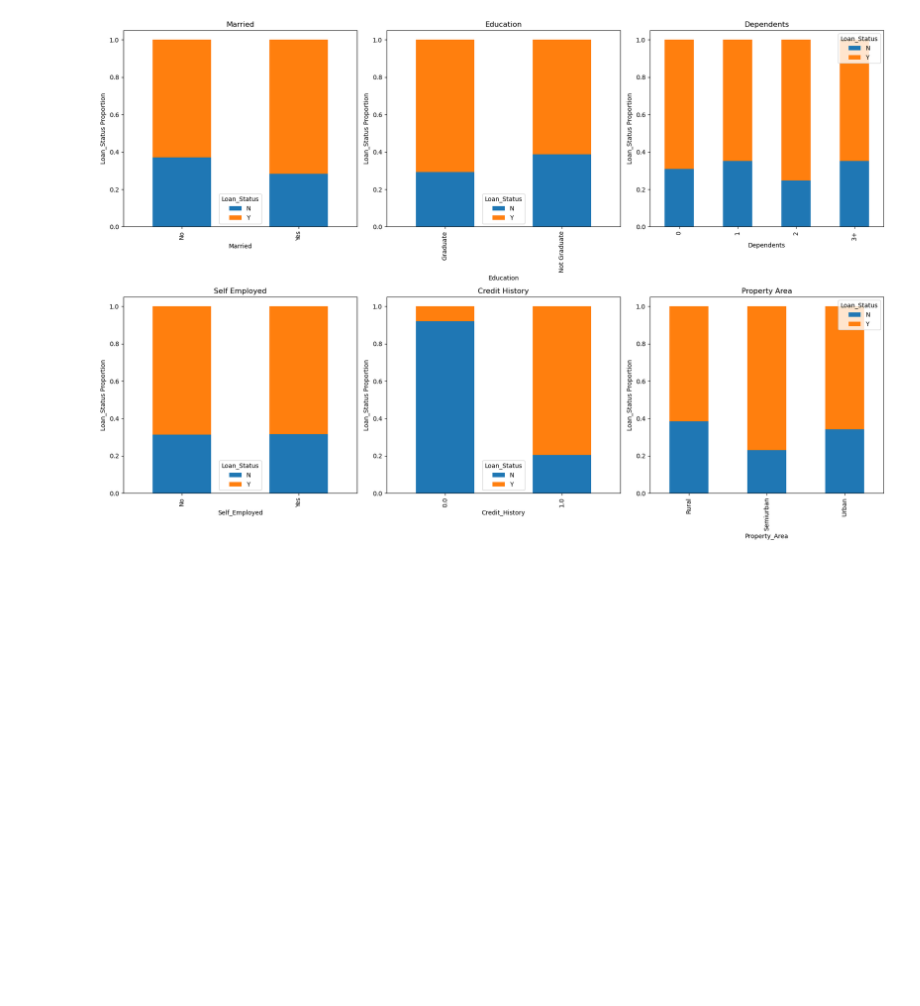
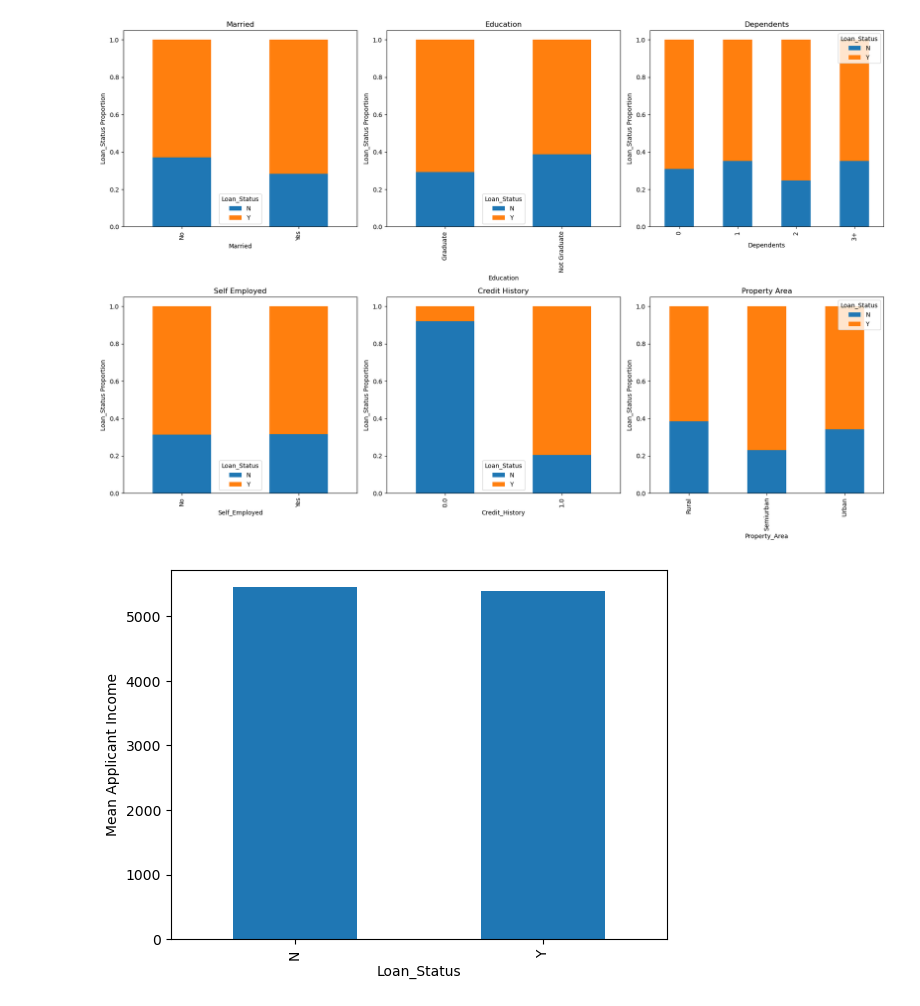
Before and after one commit to SaiSaketh-dev/Python_data_project, a Jupyter notebook: 4_loan_prediction_project/Loan_prediction.ipynb, the cells around one changed output. Saved outputs shown, nothing was run; the diff lists cells and outputs as text; code cells hidden in the pictures; blank space fills up the shorter version.

```diff
--- a/4_loan_prediction_project/Loan_prediction.ipynb
+++ b/4_loan_prediction_project/Loan_prediction.ipynb
@@ -272,3 +272,13 @@ plt.show()
 #There is nothing significant we can infer from Self_Employed vs Loan_Status plot.
 #It seems people with a credit history of 1 are more likely to get their loans approved.
 #The proportion of loans getting approved in semi-urban areas is higher as compared to that in rural or urban areas.
+# %%
+#Analysing Numerical Independent Variable vs Target Variable
+
+#We will try to find the mean income of people for which the loan has been approved vs
+#the mean income of people for which the loan has not been approved.
+
+train.groupby('Loan_Status')['ApplicantIncome'].mean().plot.bar().set_ylabel('Mean Applicant Income')
+plt.show()
+# %% [output]
+[figure, added]
```
Also changed, not shown: parts of 7 cells of this notebook.
